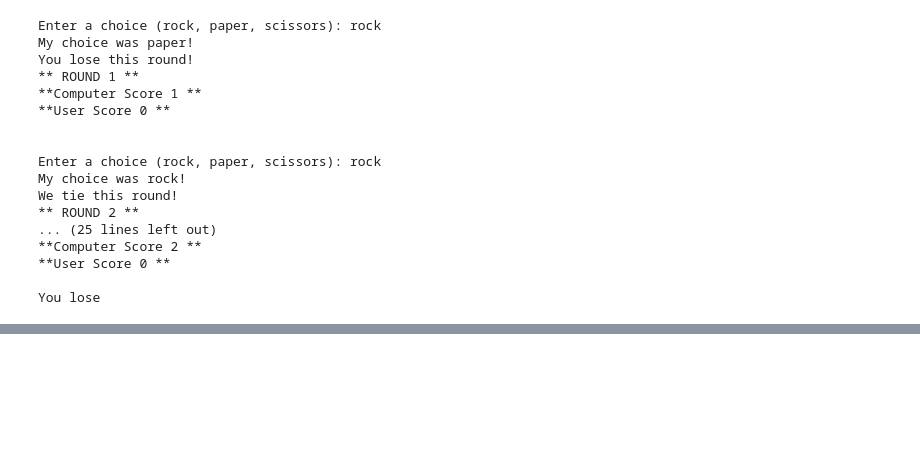
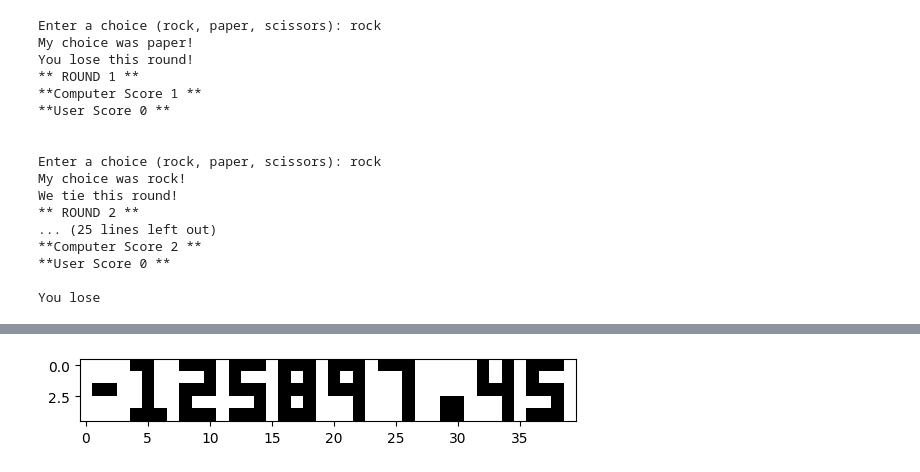
Before and after one commit to fabiocf12/MPA-MLF-exercises, a Jupyter notebook: lab1.ipynb, the cells around one changed output, grey strips where cells are left out. Saved outputs shown, nothing was run; the diff lists cells and outputs as text; code cells hidden in the pictures; blank space fills up the shorter version.

```diff
--- a/lab1.ipynb
+++ b/lab1.ipynb
@@ -134,0 +199,100 @@ You lose
+# %%
+#2.2
+#advanced
+
+import matplotlib.pyplot as plt
+import numpy as np
+digits = {
+    '0': np.array([[1,1,1],
+                   [1,0,1],
+                   [1,0,1],
+                   [1,0,1],
+                   [1,1,1]]),
+    '1': np.array([[1,1,0],
+                   [0,1,0],
+                   [0,1,0],
+                   [0,1,0],
+                   [1,1,1]]),
+    '2': np.array([[1,1,1],
+                   [0,0,1],
+                   [1,1,1],
+                   [1,0,0],
+                   [1,1,1]]),
+    '3' : np.array([[1,1,1],
+                    [0,0,1],
+                    [1,1,1],
+                    [0,0,1],
+                    [1,1,1]
+                    ]),
+    '4' : np.array([[1,0,1],
+                    [1,0,1],
+                    [1,1,1],
+                    [0,0,1],
+                    [0,0,1]
+                    ]),
+    '5' : np.array([[1,1,1],
+                    [1,0,0],
+                    [1,1,1],
+                    [0,0,1],
+                    [1,1,1]
+                    ]),
+    '6' : np.array([[1,1,1],
+                    [1,0,0],
+                    [1,1,1],
+                    [1,0,1],
+                    [1,1,1]
+                    ]),
+    '7' : np.array([[1,1,1],
+                    [0,0,1],
+                    [0,0,1],
+                    [0,0,1],
+                    [0,0,1]
+                    ]),
+    '8' : np.array([[1,1,1],
+                    [1,0,1],
+                    [1,1,1],
+                    [1,0,1],
+                    [1,1,1]
+                    ]),
+    '9' : np.array([[1,1,1],
+                    [1,0,1],
+                    [1,1,1],
+                    [0,0,1],
+                    [0,0,1]
+                    ]),
+    'space' : np.array([[0],
+                    [0],
+                    [0],
+                    [0],
+                    [0]
+                    ]),
+    '.' : np.array([[0,0,0],
+                    [0,0,0],
+                    [0,0,0],
+                    [0,1,1],
+                    [0,1,1]
+                    ]),
+    '-' : np.array([[0,0,0],
+                    [0,0,0],
+                    [0,1,1],
+                    [0,0,0],
+                    [0,0,0]
+                    ]),
+}
+
+def show_in_digi(input_integer: int) -> None:
+
+    n_str = str(input_integer)
+    matrix = []
+
+    for i in n_str:
+        matrix.append(digits[i])
+        matrix.append(digits["space"])
+
+    final_image = np.concatenate(matrix, axis=1)
+    plt.imshow(final_image, cmap='Greys')
+    plt.show()
+
+show_in_digi(-125897.45)
+# %% [output]
+[figure, added]
```
Also changed, not shown: parts of 11 cells of this notebook.
